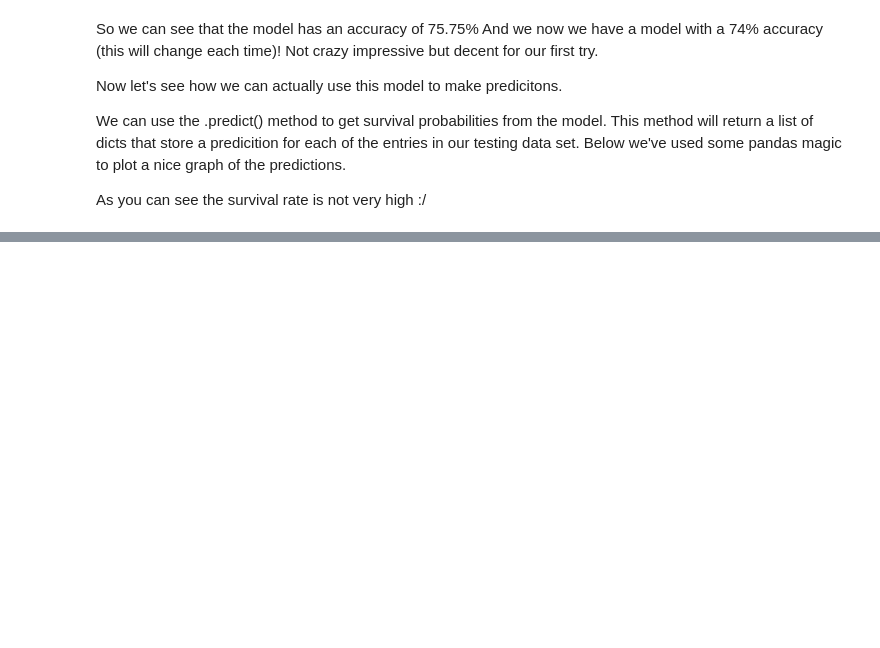
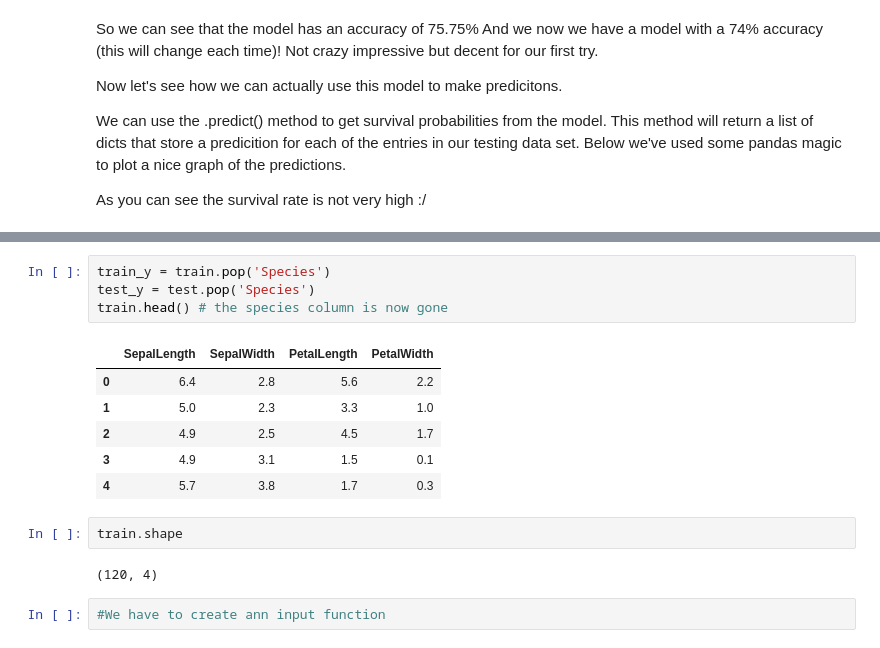
Before and after one commit to abhinavmehra4/ML_Algorithmic_Analysis, a Jupyter notebook: ML_tensorflow.ipynb, the cells around one changed output, grey strips where cells are left out. Cells and saved outputs as stored; diff of their text form; blank space fills up the shorter version.

```diff
--- a/ML_tensorflow.ipynb
+++ b/ML_tensorflow.ipynb
@@ -425,0 +499,17 @@ The code of surviving is 1
+# %%
+train_y = train.pop('Species')
+test_y = test.pop('Species')
+train.head() # the species column is now gone
+# %% [output]
+|  | SepalLength | SepalWidth | PetalLength | PetalWidth |
+| 0 | 6.4 | 2.8 | 5.6 | 2.2 |
+| 1 | 5.0 | 2.3 | 3.3 | 1.0 |
+| 2 | 4.9 | 2.5 | 4.5 | 1.7 |
+| 3 | 4.9 | 3.1 | 1.5 | 0.1 |
+| 4 | 5.7 | 3.8 | 1.7 | 0.3 |
+# %%
+train.shape
+# %% [output]
+(120, 4)
+# %%
+#We have to create ann input function
```
Also changed, not shown: parts of 12 cells of this notebook, 4 other files.
